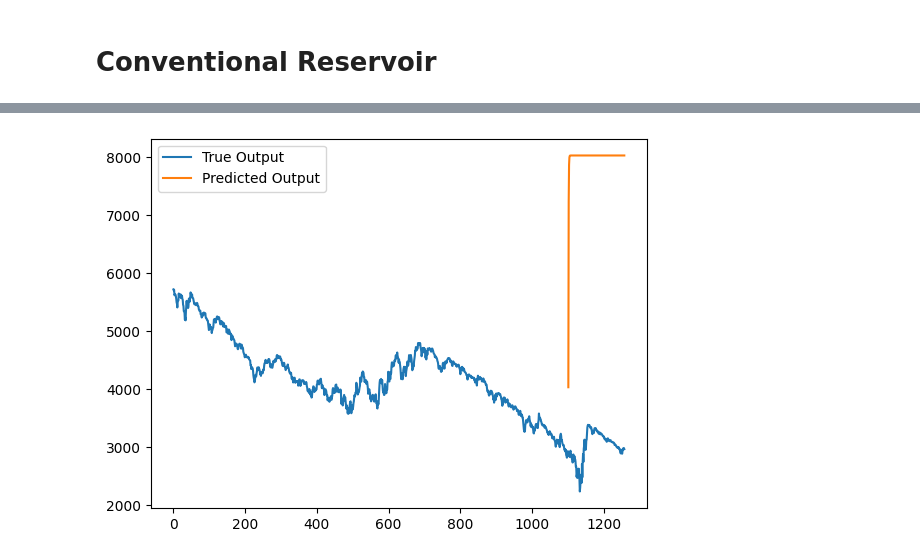
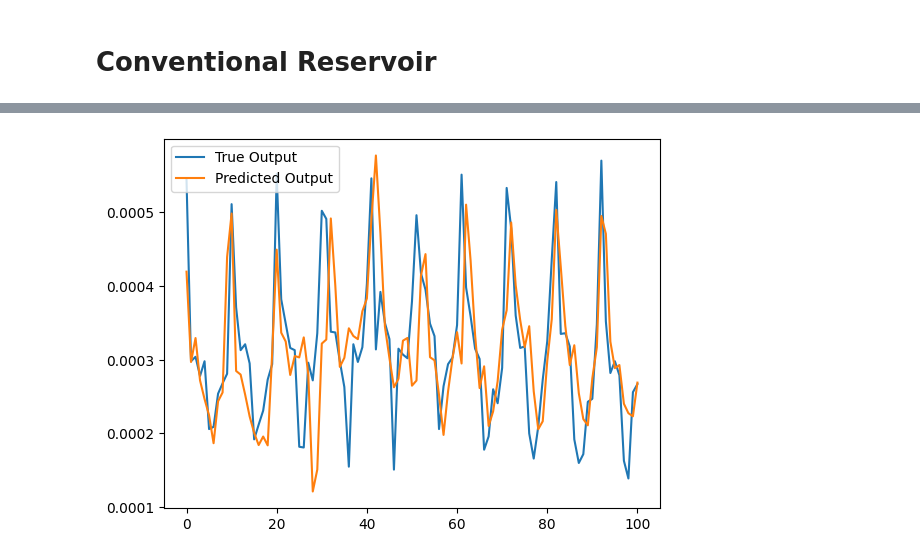
Before and after one commit to quandao21/reservoir-computing, a Jupyter notebook: examples/conventional-reservoir-computing/conventional-rc.ipynb, the cells around one changed output, grey strips where cells are left out. Drawn from its saved outputs; the diff is of its cells as text; code cells hidden in the pictures.

Commit message:
fixed issues in prediction phase

```diff
--- a/examples/conventional-reservoir-computing/conventional-rc.ipynb
+++ b/examples/conventional-reservoir-computing/conventional-rc.ipynb
@@ -23,0 +3,11 @@ plt.show()
+# %%
+import pandas as pd
+
+stock_data = pd.read_csv("HistoricalData_1727182541271.csv")
+stock_data = stock_data["Close/Last"]
+
+ecg_data = pd.read_csv("ecg.csv", header = None, nrows=1001)
+ecg_data = ecg_data.iloc[:,0]
+
+pulse_data = pd.read_csv("sensor_20_05_2023_08_55_15.csv")
+pulse_data = pulse_data.iloc[10000:11001,0].reset_index(drop=True)
@@ -170,35 +282,39 @@ class Reservoir:
+# %%
+from sklearn.preprocessing import MinMaxScaler
+
+# Normalize the data
+scaler = MinMaxScaler(feature_range=(-1, 1))
+pulse_data = scaler.fit_transform(pulse_data.values.reshape(-1, 1))
 # %%
 # Parameters
 input_size = 1
-reservoir_size = 1000
+reservoir_size = 200
 output_size = 1
-tmin = 200
+tmin = 100
+start_idx = 900
 
 # Generate data
-input = np.asarray(data[:1100]).reshape(-1,1)
-output = np.asarray(data[1:1101]).reshape(-1,1)
+input = np.asarray(pulse_data[:start_idx]).reshape(-1,1)
+output = np.asarray(pulse_data[1:start_idx+1]).reshape(-1,1)
+
 # Initialize reservoir
 reservoir = Reservoir(input_size, reservoir_size, output_size, tmin=tmin, spectral_radius=1, sparsity=0.95, seed=42, reservoir_values_range = 1)
 
 # Train reservoir
 reservoir.train(input, output, reg=0.01)
 
 # Test reservoir (autonomous evolution)
-predictions = reservoir.predict(np.asarray(data[1101:]).reshape(-1,1), len(data[1101:]))
-# Plot results
+predictions = reservoir.predict(n_steps=len(pulse_data)-start_idx)
+predictions = scaler.inverse_transform(predictions.reshape(-1, 1))
+
 import matplotlib.pyplot as plt
-start_idx = 1101
-prediction_range = np.arange(start_idx, start_idx + len(predictions))
 # Create a range for predictions starting at 1101
-prediction_range = np.arange(start_idx, start_idx + len(predictions))
-
+prediction_range = np.arange(len(predictions))
 # Plot the full true data series
-plt.plot(np.arange(len(data)), data, label='True Output')
-
-# Plot the predictions starting at index 1101
+plt.plot(prediction_range, scaler.inverse_transform(pulse_data[start_idx:]), label='True Output')
 plt.plot(prediction_range, predictions, label='Predicted Output')
 
 plt.legend()
 plt.show()
 # %% [output]
-[figure, old version]
+[figure, new version]
```
Also changed, not shown: parts of 11 cells of this notebook, 1 other file.
